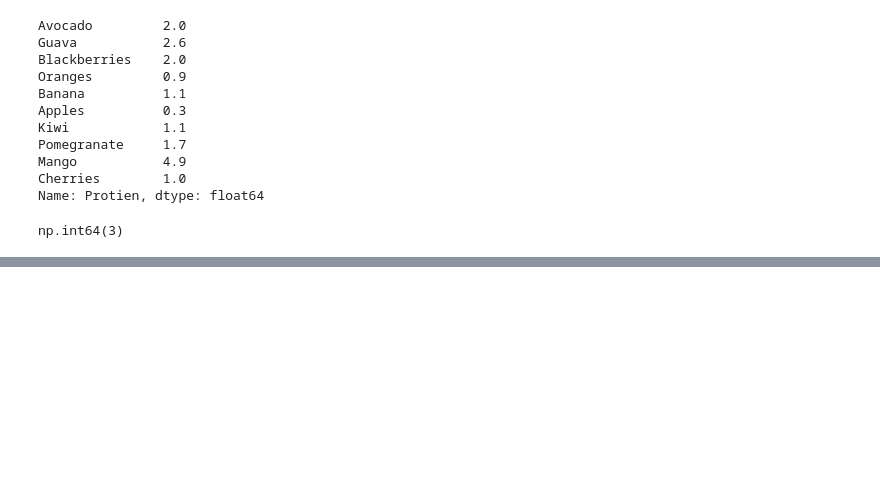
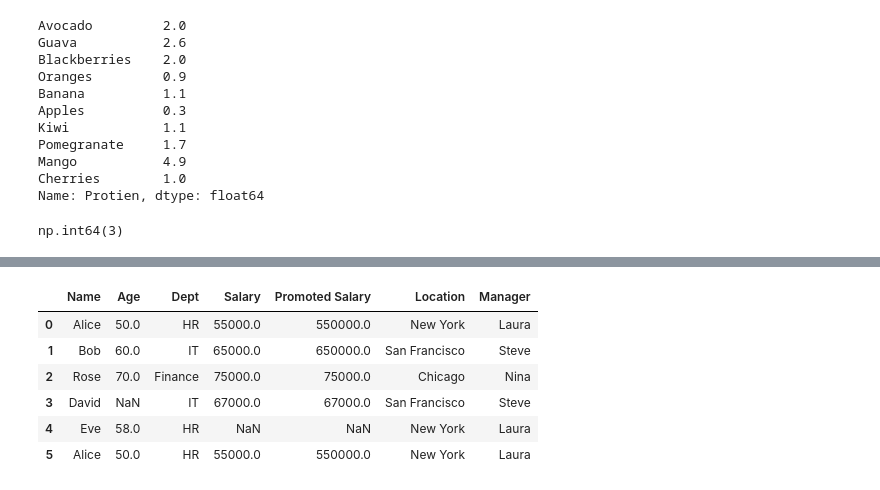
Before and after one commit to mohammad-salim-23/Numpy-and-Pandas, a Jupyter notebook: pandas.ipynb, the cells around one changed output, grey strips where cells are left out. Drawn from its saved outputs; the diff is of its cells as text; code cells hidden in the pictures; blank space fills up the shorter version.

```diff
--- a/pandas.ipynb
+++ b/pandas.ipynb
@@ -193,0 +466,10 @@ data = {
+# %%
+pd.merge(df,df2,on="Dept")
+# %% [output]
+|  | Name | Age | Dept | Salary | Promoted Salary | Location | Manager |
+| 0 | Alice | 50.0 | HR | 55000.0 | 550000.0 | New York | Laura |
+| 1 | Bob | 60.0 | IT | 65000.0 | 650000.0 | San Francisco | Steve |
+| 2 | Rose | 70.0 | Finance | 75000.0 | 75000.0 | Chicago | Nina |
+| 3 | David | NaN | IT | 67000.0 | 67000.0 | San Francisco | Steve |
+| 4 | Eve | 58.0 | HR | NaN | NaN | New York | Laura |
+| 5 | Alice | 50.0 | HR | 55000.0 | 550000.0 | New York | Laura |
```
Also changed, not shown: parts of 27 cells of this notebook.
